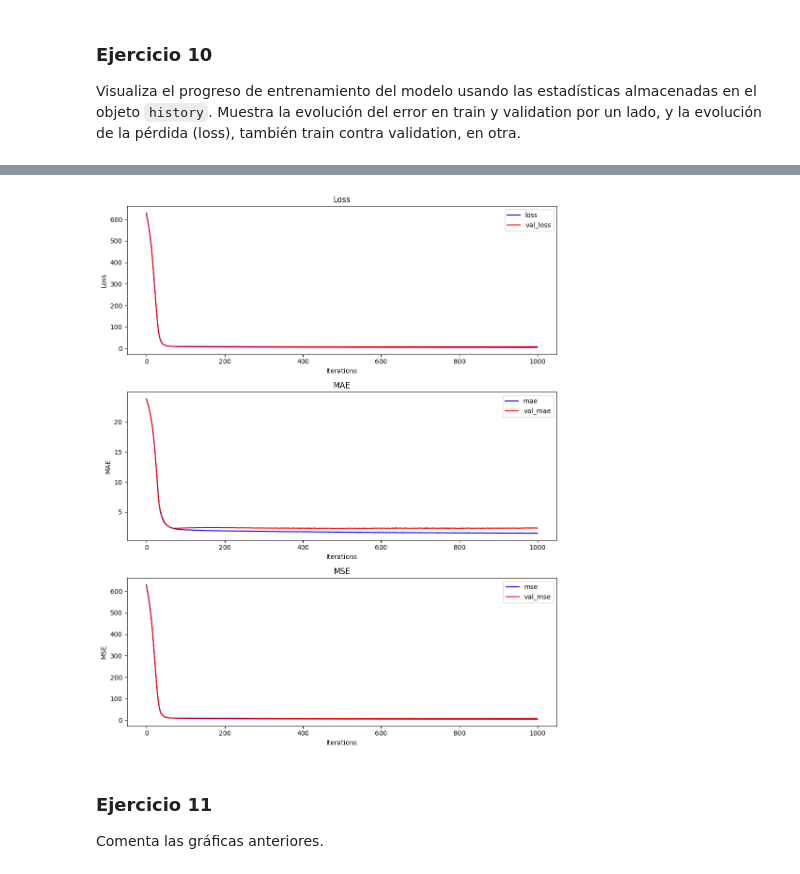
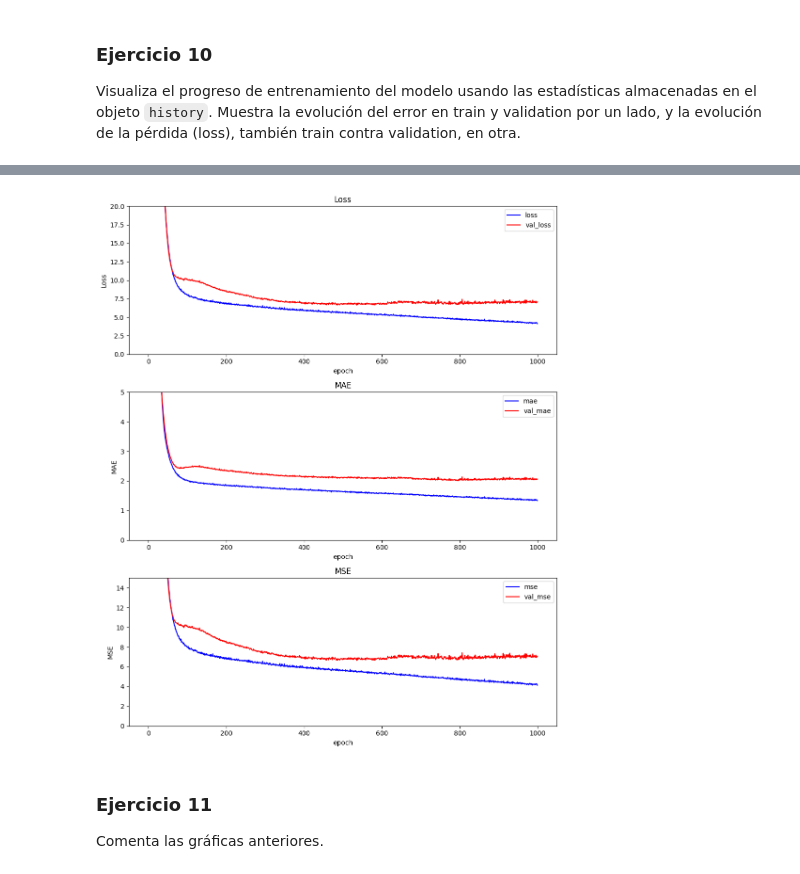
Before and after one commit to rafaneda7/ONLINE_DS_THEBRIDGE_RAFAELNEDA, a Jupyter notebook: Sprint 16 - Introducción a Deep Learning/Unidad 2/Ejercicios previos S16U2/13_Ejercicios_Tutorial_Keras.ipynb, the cells around one changed output, grey strips where cells are left out. Cells and saved outputs as stored; diff of their text form; code cells hidden in the pictures.

```diff
--- a/Sprint 16 - Introducción a Deep Learning/Unidad 2/Ejercicios previos S16U2/13_Ejercicios_Tutorial_Keras.ipynb
+++ b/Sprint 16 - Introducción a Deep Learning/Unidad 2/Ejercicios previos S16U2/13_Ejercicios_Tutorial_Keras.ipynb
@@ -440,36 +440,39 @@ df_train_history
 # %%
 # Crear una figura con varias subgráficas
 fig, ax = plt.subplots(3, 1, figsize=(10, 12))
 
 # Graficar 'loss' y 'val_loss'
 ax[0].plot(df_train_history['loss'], label='loss', color='blue')
 ax[0].plot(df_train_history['val_loss'], label='val_loss', color='red')
 ax[0].set_title('Loss')
-ax[0].set_xlabel('Iterations')
+ax[0].set_xlabel('epoch')
 ax[0].set_ylabel('Loss')
 ax[0].legend()
+ax[0].set_ylim([0, 20])
 
 # Graficar 'mae' y 'val_mae'
 ax[1].plot(df_train_history['mae'], label='mae', color='blue')
 ax[1].plot(df_train_history['val_mae'], label='val_mae', color='red')
 ax[1].set_title('MAE')
-ax[1].set_xlabel('Iterations')
+ax[1].set_xlabel('epoch')
 ax[1].set_ylabel('MAE')
 ax[1].legend()
+ax[1].set_ylim([0, 5])
 
 # Graficar 'mse' y 'val_mse'
 ax[2].plot(df_train_history['mse'], label='mse', color='blue')
 ax[2].plot(df_train_history['val_mse'], label='val_mse', color='red')
 ax[2].set_title('MSE')
-ax[2].set_xlabel('Iterations')
+ax[2].set_xlabel('epoch')
 ax[2].set_ylabel('MSE')
 ax[2].legend()
+ax[2].set_ylim([0, 15])
 
 # Ajustar el layout y mostrar el gráfico
 plt.tight_layout()
 plt.show()
 # %% [output]
-[figure, old version]
+[figure, new version]
 # %% [markdown]
 ### Ejercicio 11
 
```
Also changed, not shown: parts of 7 cells of this notebook.
